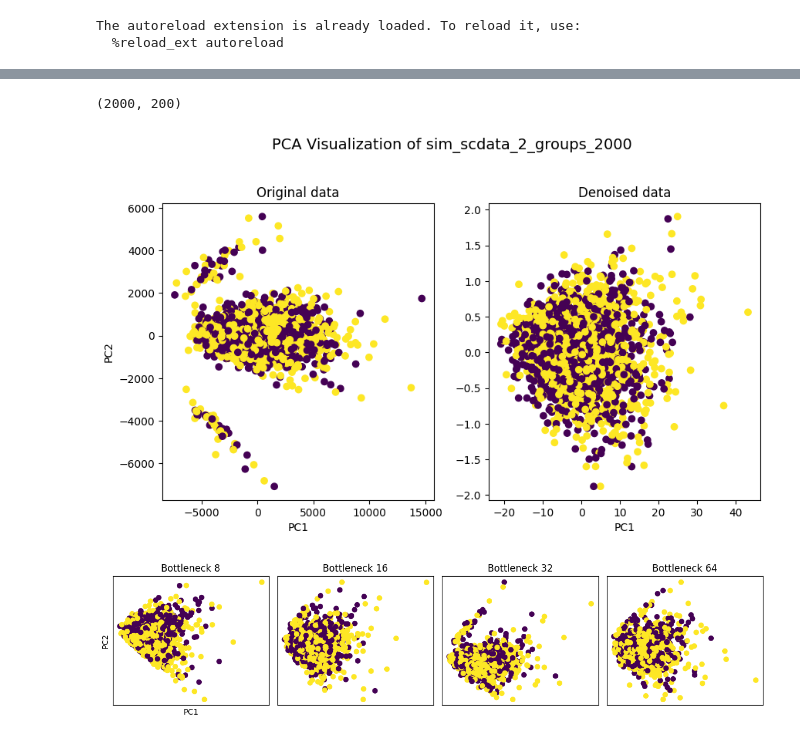
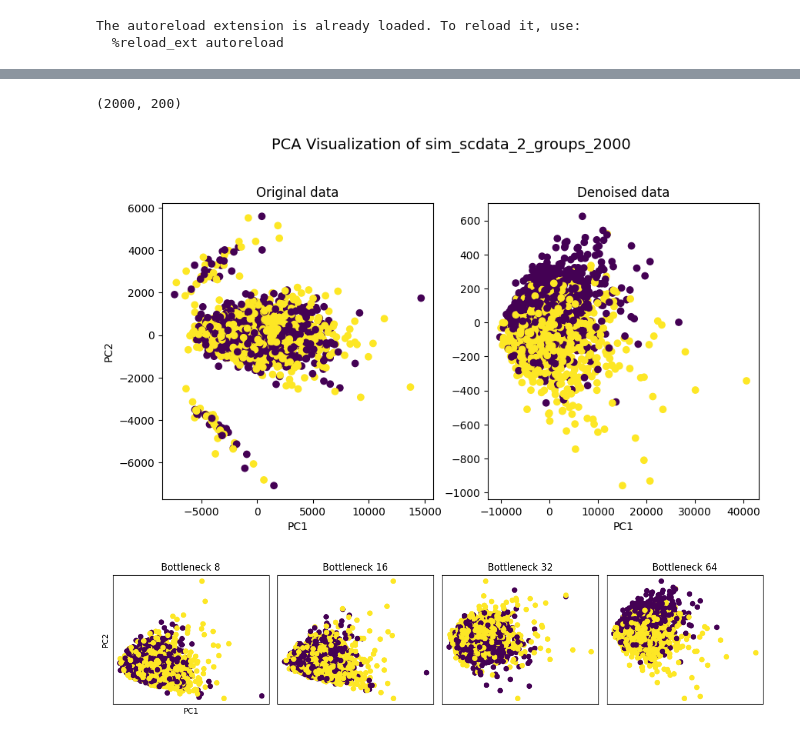
Before and after one commit to CptK/RNA-seq-denoising, a Jupyter notebook: denoise.ipynb, the cells around one changed output, grey strips where cells are left out. Cells and saved outputs as stored; diff of their text form; code cells hidden in the pictures.

```diff
--- a/denoise.ipynb
+++ b/denoise.ipynb
@@ -107,0 +112,25 @@ plt.show()
+# %%
+X_train, X_test, groups = get_data()
+reconstructed, disp, pi = model(torch.tensor(X_train, dtype=torch.float32).to(DEVICE), size_factors.to(DEVICE))
+reconstructed = reconstructed.cpu().detach().numpy()
+
+metrics = evaluate_denoising_quality(X_test, X_train, reconstructed, groups)
+for metric, value in metrics.items():
+    print(f"{metric}: {value}")
+
+print()
+print(f"Original data without noise: mean = {X_train.mean()}, std = {X_train.std()}")
+print(f"Original data with noise: mean = {X_test.mean()}, std = {X_test.std()}")
+print(f"Reconstructed data: mean = {reconstructed.mean()}, std = {reconstructed.std()}")
+
+# calculate mse between original and original with noise
+mse_original = np.mean((X_train - X_test) ** 2)
+print(f"MSE between original and original with noise: {mse_original}")
+
+plt.plot(train_losses, label='Train Loss')
+plt.plot(val_losses, label='Val Loss')
+plt.xlabel('Epoch')
+plt.ylabel('Loss')
+plt.title(f"Losses for {MODEL_TYPE} model")
+plt.legend()
+plt.show()
@@ -116,7 +166,7 @@ pca = PCA(n_components=2)
 pca.fit(X)
 X_pca = pca.transform(X)
 
-mean, disp, pi,_,_,_ = model(torch.tensor(X, dtype=torch.float32).to(DEVICE), size_factors.to(DEVICE))
+mean, disp, pi = model(torch.tensor(X, dtype=torch.float32).to(DEVICE), size_factors.to(DEVICE))
 mean = mean.detach().cpu().numpy()
 
 pca = PCA(n_components=2)
@@ -137,7 +187,7 @@ ax[1].set_xlabel("PC1")
 plt.show()
 # %% [output]
 (2000, 200)
-[figure, old version]
+[figure, new version]
 # %%
 models = {}
 
@@ -190,49 +239,42 @@ for bottleneck in bottlenecks:
 # %%
-df = pd.read_csv("data/sim_scdata_2_groups_2000.csv", index_col=0)
-groups = pd.Categorical(df["cell_groups_1_2000"]).codes
-df = df.drop(columns=["cell_groups_1_2000"])
-X = df.values.astype(np.float64)  # Changed from int64 to float64
+X_train, X_test, groups = get_data()
 
 pca = PCA(n_components=2)
-pca.fit(X)
+pca.fit(X_train)
 X_pca = pca.transform(X)
 
 use_orig_data: Literal[0, 1] = 0
 
 fig, ax = plt.subplots(1, len(models.keys()) + use_orig_data, figsize=(3 * (len(models.keys()) + use_orig_data), 3))
 # plt.suptitle("PCA Visualization of sim_scdata_2_groups_2000", fontsize=14, y=1.05)
 if use_orig_data:
     ax[0].scatter(X_pca[:, 0], X_pca[:, 1], c=groups)
     ax[0].set_title("Original data")
 
 for i, (bottleneck, model_dict) in enumerate(models.items()):
-    df = pd.read_csv("data/sim_scdata_2_groups_2000.csv", index_col=0)
-    groups = pd.Categorical(df["cell_groups_1_2000"]).codes
-    df = df.drop(columns=["cell_groups_1_2000"])
-    X = df.values.astype(np.float64)  # Changed from int64 to float64
+    X_train, X_test, groups = get_data()
 
     model = model_dict["model"]
-    mean, disp, pi = model(torch.tensor(X, dtype=torch.float32).to(DEVICE), size_factors.to(DEVICE))
+    mean, disp, pi = model(torch.tensor(X_train, dtype=torch.float32).to(DEVICE), size_factors.to(DEVICE))
     mean = mean.detach().cpu().numpy()
 
     pca = PCA(n_components=2)
     pca.fit(mean)
     X_denoised = pca.transform(mean)
 
     ax[i + use_orig_data].scatter(X_denoised[:, 0], X_denoised[:, 1], c=groups)
     ax[i + use_orig_data].set_title(f"Bottleneck {bottleneck}")
 
 # disable ticks
 for a in ax:
     a.set_xticks([])
     a.set_yticks([])
 ax[0].set_xlabel("PC1")
 ax[0].set_ylabel("PC2")
 
-
 plt.tight_layout()
 plt.savefig(f"sim_scdata_2_groups_2000_bottleneck_sizes_{MODEL_TYPE}.pdf")
 plt.show()
 # %% [output]
-[figure, old version]
+[figure, new version]
 # %%
```
Also changed, not shown: parts of 8 cells of this notebook, 2 other files.
